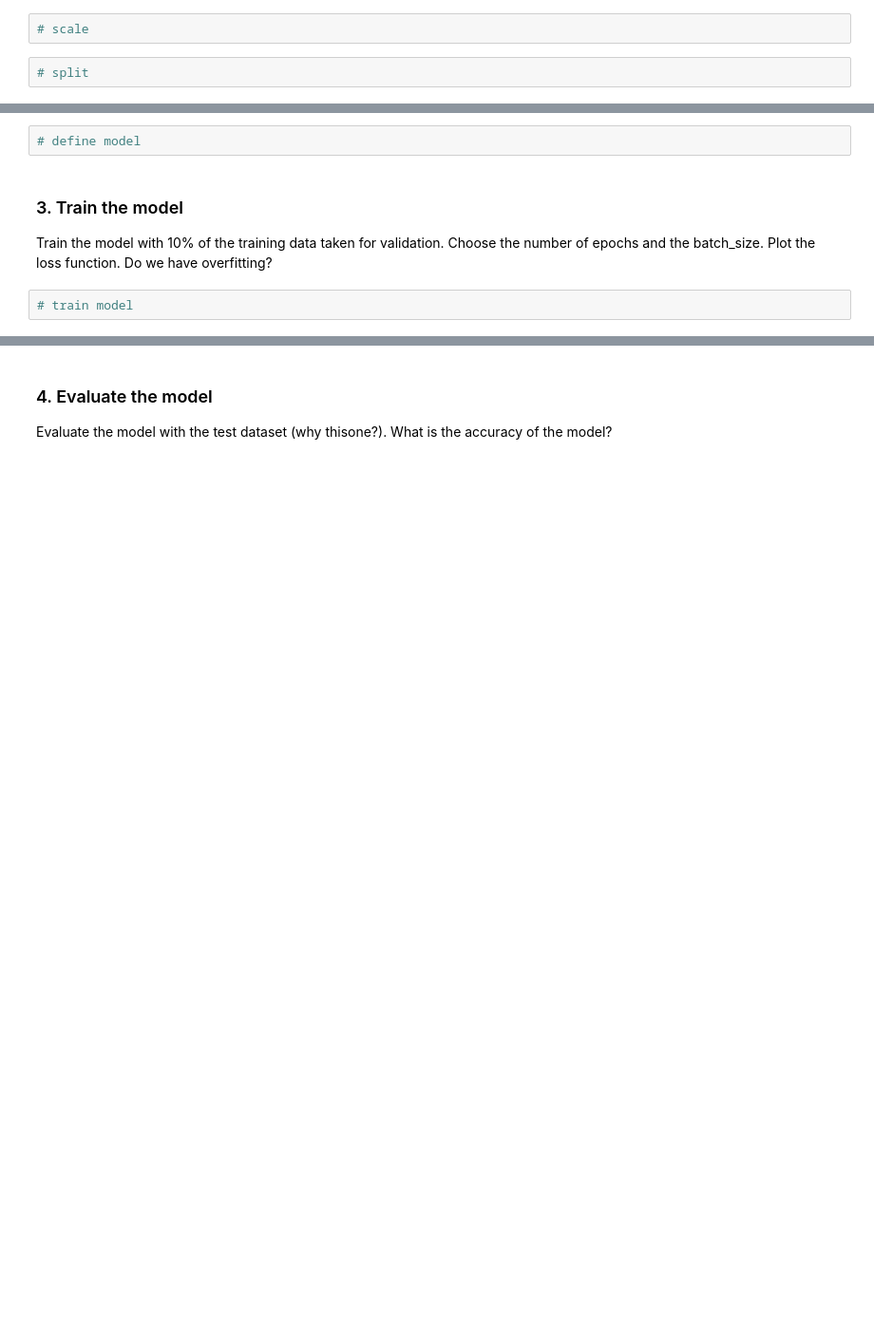
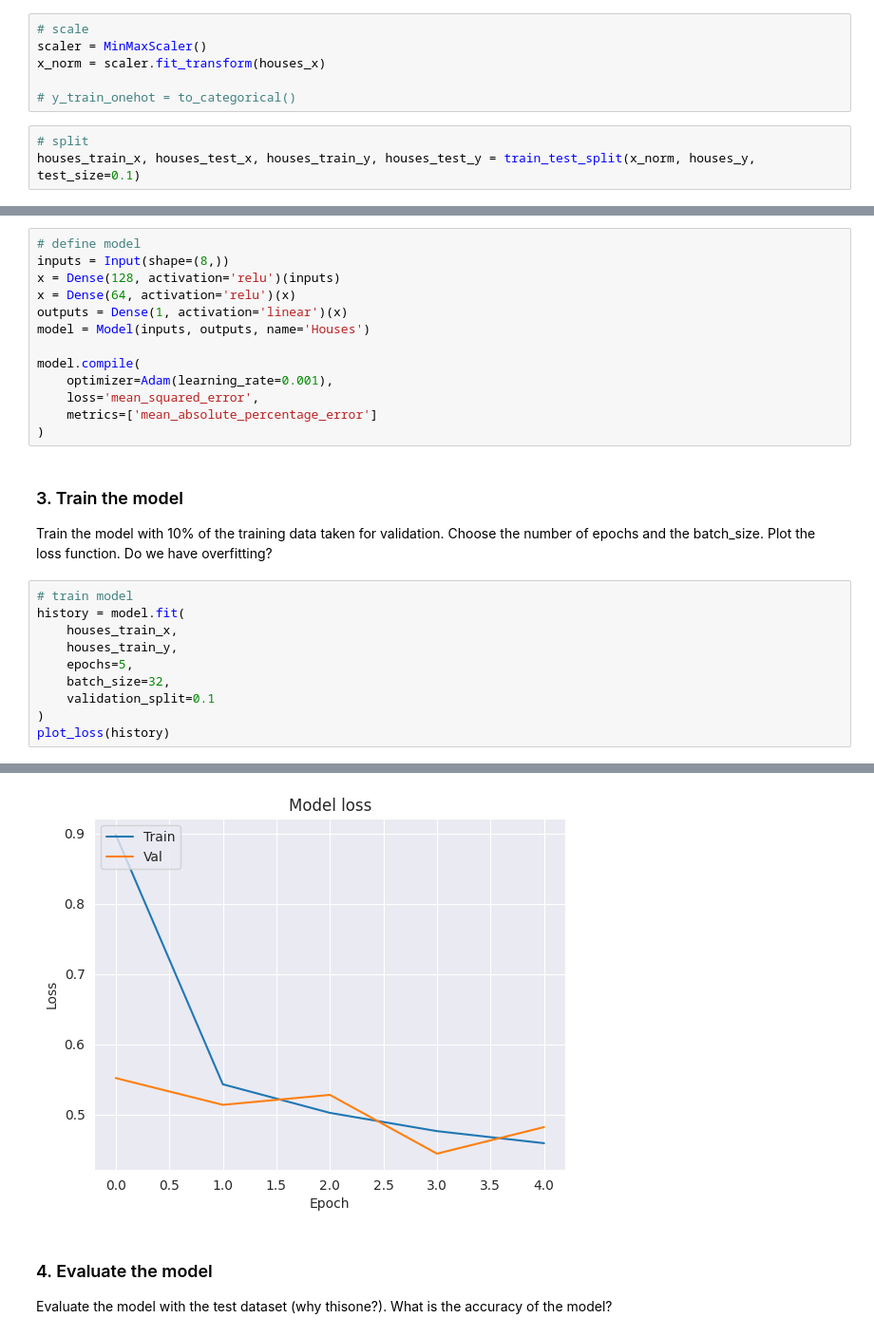
Before and after one commit to anir333/DataAndAInotesYear2Semester1, a Jupyter notebook: Python/dai2_dai3/Week6/06-Artificial neural networks/06.03_NN_Exercises.ipynb, the cells around one changed output, grey strips where cells are left out. Shown at 95% size. Drawn from its saved outputs; the diff is of its cells as text; blank space fills up the shorter version.

```diff
--- a/Python/dai2_dai3/Week6/06-Artificial neural networks/06.03_NN_Exercises.ipynb
+++ b/Python/dai2_dai3/Week6/06-Artificial neural networks/06.03_NN_Exercises.ipynb
@@ -218,17 +247,42 @@ a. Print the shapes of houses_x and houses_y. How many houses do we have? How ma
 b. Scale the input using min_max scaling (why do we do this?). Split the data in a train (90%) and test dataset (10%) (why do we do this?).
 # %%
 # scale
+scaler = MinMaxScaler()
+x_norm = scaler.fit_transform(houses_x)
+
+# y_train_onehot = to_categorical()
 # %%
 # split
+houses_train_x, houses_test_x, houses_train_y, houses_test_y = train_test_split(x_norm, houses_y, test_size=0.1)
 # %% [markdown]
 ### 2. Define the model
 
 Define the input layer with the right number of nodes. For the hidden layers, try out several options yourself. Define the output layer with the right number of nodes and a correct activation function. Print a model summary and compile the model with the Adam optimizer (choose the learning rate yourself), the correct loss function and a well choosen metric. How many parameters (weights and biases) does your model have?
 # %%
 # define model
+inputs = Input(shape=(8,))
+x = Dense(128, activation='relu')(inputs)
+x = Dense(64, activation='relu')(x)
+outputs = Dense(1, activation='linear')(x)
+model = Model(inputs, outputs, name='Houses')
+
+model.compile(
+    optimizer=Adam(learning_rate=0.001),
+    loss='mean_squared_error',
+    metrics=['mean_absolute_percentage_error']
+)
 # %% [markdown]
 ### 3. Train the model
 
 Train the model with 10% of the training data taken for validation. Choose the number of epochs and the batch_size. Plot the loss function. Do we have overfitting?
 # %%
 # train model
+history = model.fit(
+    houses_train_x,
+    houses_train_y,
+    epochs=5,
+    batch_size=32,
+    validation_split=0.1
+)
+plot_loss(history)
+# %% [output]
@@ -235,3 +303,4 @@ Train the model with 10% of the training data taken for validation. Choose the n
+[figure, added]
 # %% [markdown]
 ### 4. Evaluate the model
 
```
Also changed, not shown: parts of 12 cells of this notebook, 4 other files.
